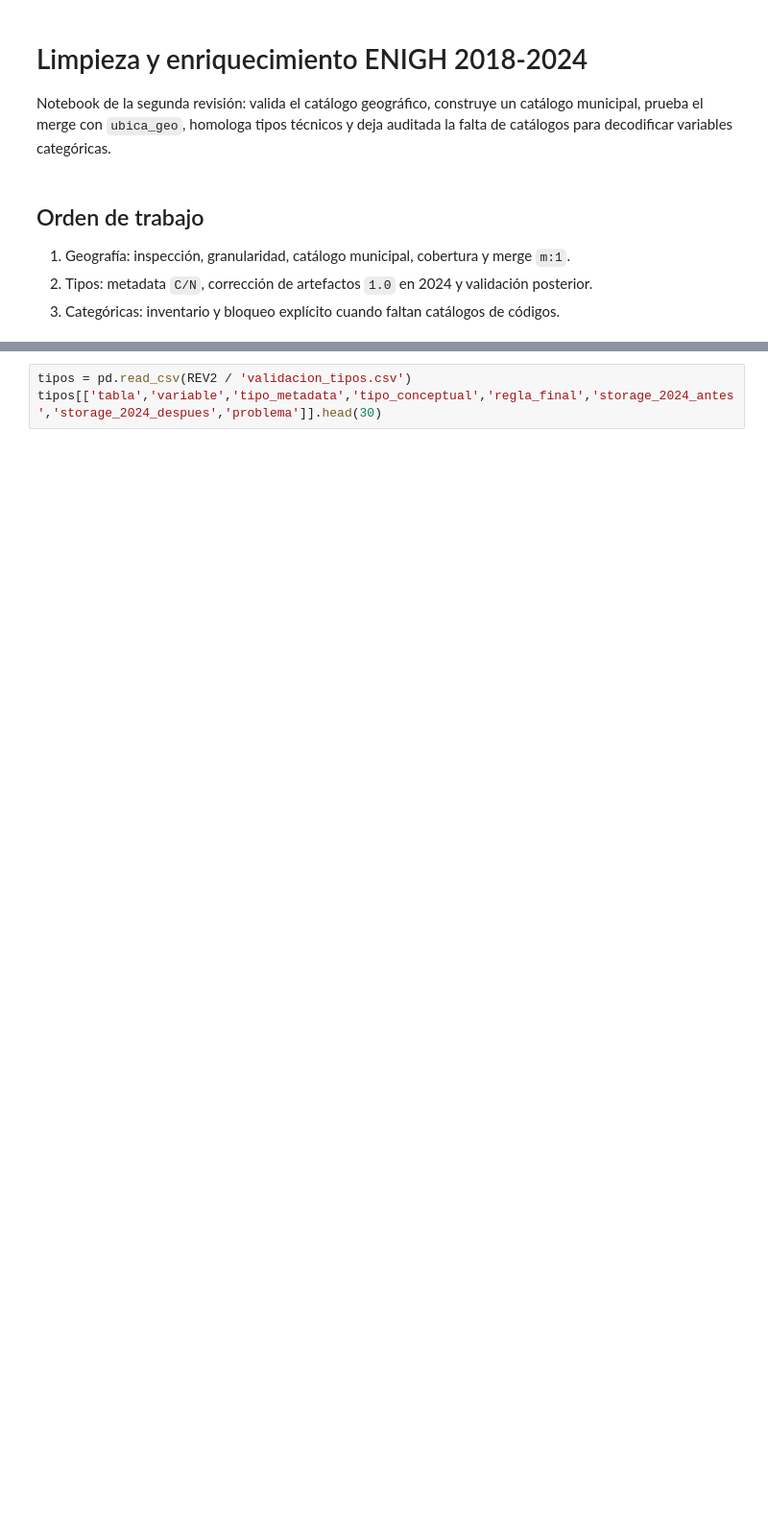
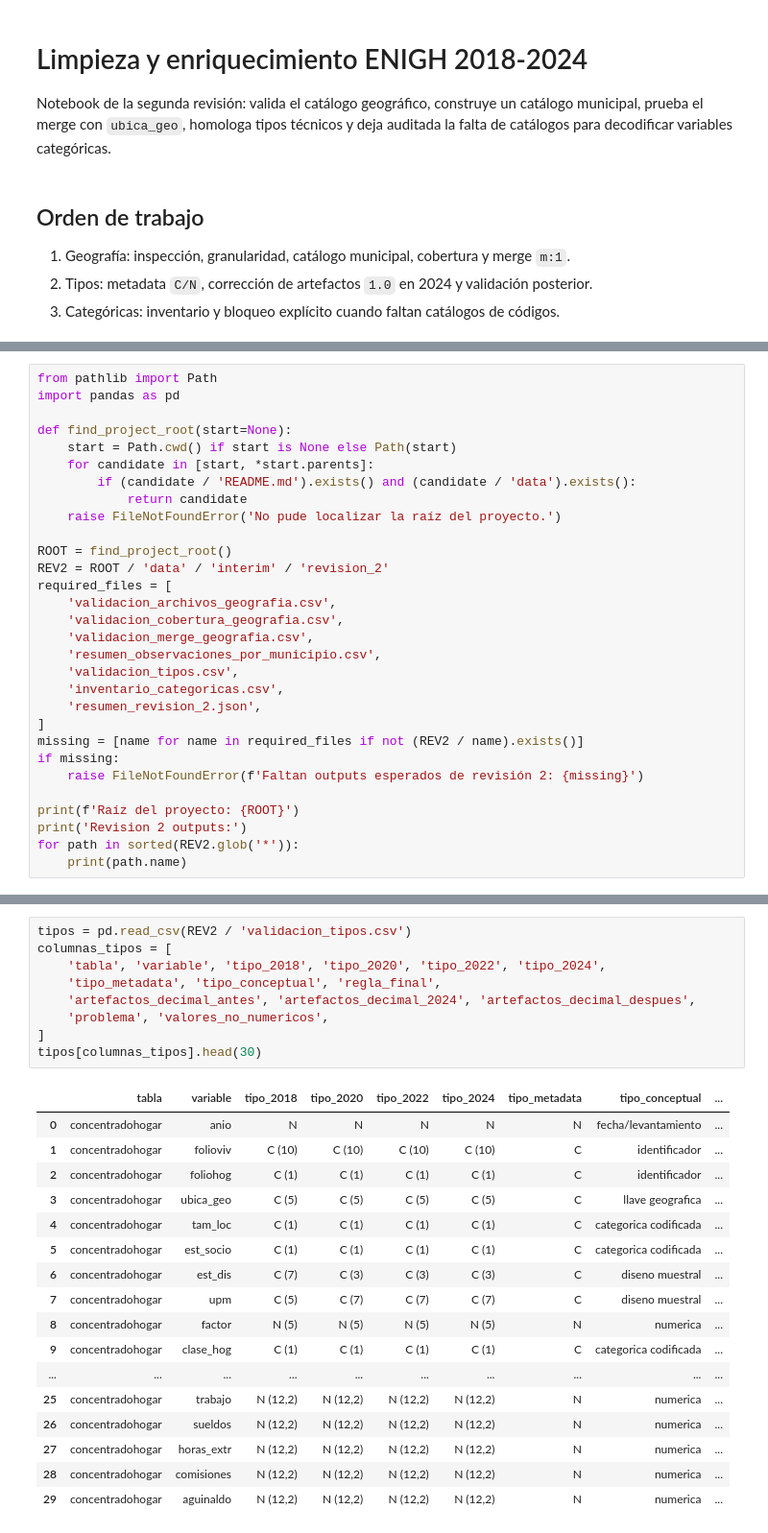
Before and after one commit to FernandoRossell/inegi-income-modeling, a Jupyter notebook: notebooks/02_limpieza_enriquecimiento.ipynb, the cells around one changed output, grey strips where cells are left out. Shown at 96% size. Drawn from its saved outputs; the diff is of its cells as text; blank space fills up the shorter version.

Commit message:
feat: adding new noteooks, docs and prelimiar data

```diff
--- a/notebooks/02_limpieza_enriquecimiento.ipynb
+++ b/notebooks/02_limpieza_enriquecimiento.ipynb
@@ -19,0 +11,30 @@ for path in sorted(REV2.glob('*')):
+# %%
+from pathlib import Path
+import pandas as pd
+
+def find_project_root(start=None):
+    start = Path.cwd() if start is None else Path(start)
+    for candidate in [start, *start.parents]:
+        if (candidate / 'README.md').exists() and (candidate / 'data').exists():
+            return candidate
+    raise FileNotFoundError('No pude localizar la raíz del proyecto.')
+
+ROOT = find_project_root()
+REV2 = ROOT / 'data' / 'interim' / 'revision_2'
+required_files = [
+    'validacion_archivos_geografia.csv',
+    'validacion_cobertura_geografia.csv',
+    'validacion_merge_geografia.csv',
+    'resumen_observaciones_por_municipio.csv',
+    'validacion_tipos.csv',
+    'inventario_categoricas.csv',
+    'resumen_revision_2.json',
+]
+missing = [name for name in required_files if not (REV2 / name).exists()]
+if missing:
+    raise FileNotFoundError(f'Faltan outputs esperados de revisión 2: {missing}')
+
+print(f'Raíz del proyecto: {ROOT}')
+print('Revision 2 outputs:')
+for path in sorted(REV2.glob('*')):
+    print(path.name)
@@ -28,5 +106,29 @@ pd.read_csv(REV2 / 'resumen_observaciones_por_municipio.csv')
 # %%
 tipos = pd.read_csv(REV2 / 'validacion_tipos.csv')
-tipos[['tabla','variable','tipo_metadata','tipo_conceptual','regla_final','storage_2024_antes','storage_2024_despues','problema']].head(30)
+columnas_tipos = [
+    'tabla', 'variable', 'tipo_2018', 'tipo_2020', 'tipo_2022', 'tipo_2024',
+    'tipo_metadata', 'tipo_conceptual', 'regla_final',
+    'artefactos_decimal_antes', 'artefactos_decimal_2024', 'artefactos_decimal_despues',
+    'problema', 'valores_no_numericos',
+]
+tipos[columnas_tipos].head(30)
+# %% [output]
+|  | tabla | variable | tipo_2018 | tipo_2020 | tipo_2022 | tipo_2024 | tipo_metadata | tipo_conceptual | ... |
+| 0 | concentradohogar | anio | N | N | N | N | N | fecha/levantamiento | ... |
+| 1 | concentradohogar | folioviv | C (10) | C (10) | C (10) | C (10) | C | identificador | ... |
+| 2 | concentradohogar | foliohog | C (1) | C (1) | C (1) | C (1) | C | identificador | ... |
+| 3 | concentradohogar | ubica_geo | C (5) | C (5) | C (5) | C (5) | C | llave geografica | ... |
+| 4 | concentradohogar | tam_loc | C (1) | C (1) | C (1) | C (1) | C | categorica codificada | ... |
+| 5 | concentradohogar | est_socio | C (1) | C (1) | C (1) | C (1) | C | categorica codificada | ... |
+| 6 | concentradohogar | est_dis | C (7) | C (3) | C (3) | C (3) | C | diseno muestral | ... |
+| 7 | concentradohogar | upm | C (5) | C (7) | C (7) | C (7) | C | diseno muestral | ... |
+| 8 | concentradohogar | factor | N (5) | N (5) | N (5) | N (5) | N | numerica | ... |
+| 9 | concentradohogar | clase_hog | C (1) | C (1) | C (1) | C (1) | C | categorica codificada | ... |
+| ... | ... | ... | ... | ... | ... | ... | ... | ... | ... |
+| 25 | concentradohogar | trabajo | N (12,2) | N (12,2) | N (12,2) | N (12,2) | N | numerica | ... |
+| 26 | concentradohogar | sueldos | N (12,2) | N (12,2) | N (12,2) | N (12,2) | N | numerica | ... |
+| 27 | concentradohogar | horas_extr | N (12,2) | N (12,2) | N (12,2) | N (12,2) | N | numerica | ... |
+| 28 | concentradohogar | comisiones | N (12,2) | N (12,2) | N (12,2) | N (12,2) | N | numerica | ... |
+| 29 | concentradohogar | aguinaldo | N (12,2) | N (12,2) | N (12,2) | N (12,2) | N | numerica | ... |
 # %%
 pd.read_csv(REV2 / 'inventario_categoricas.csv').head(30)
```
Also changed, not shown: parts of 9 cells of this notebook, 9 other files.
